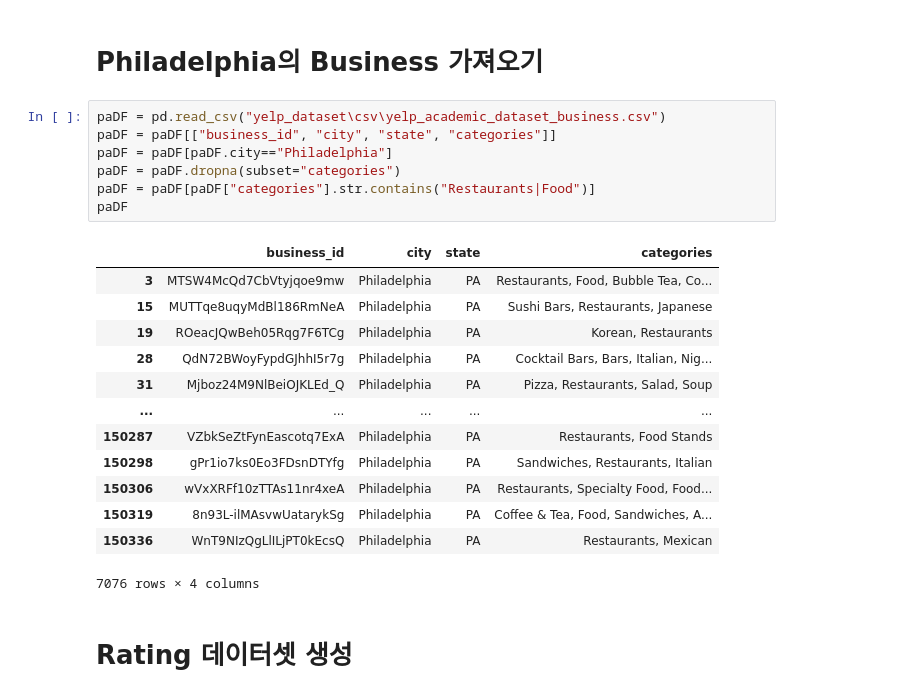
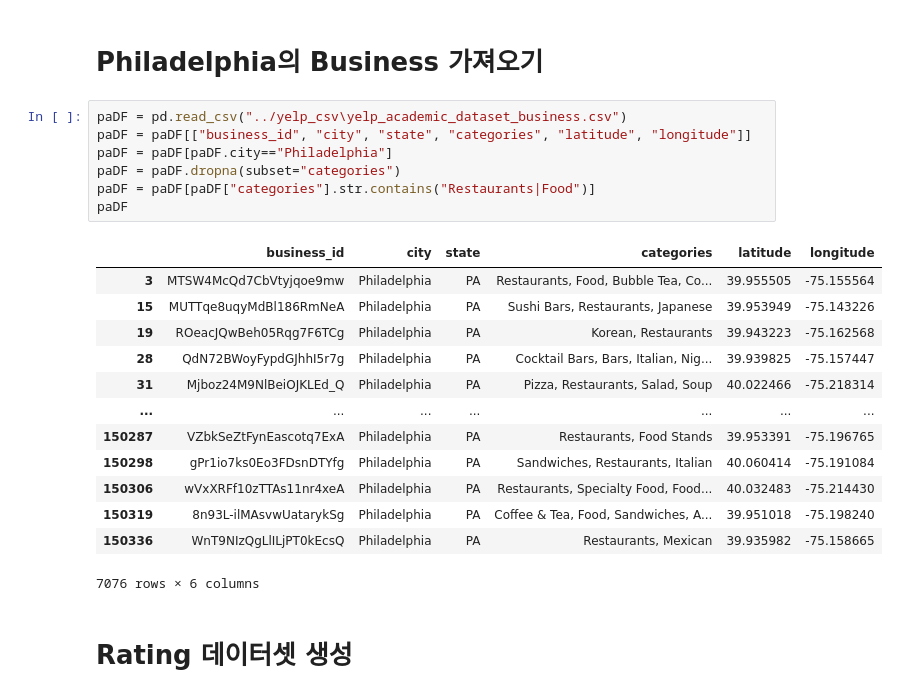
Before and after one commit to worldone-web/Team-Travel-4, a Jupyter notebook: DataPreprocess/Review_Preprocessing.ipynb, the cells around one changed output. Saved outputs shown, nothing was run; the diff lists cells and outputs as text.

```diff
--- a/DataPreprocess/Review_Preprocessing.ipynb
+++ b/DataPreprocess/Review_Preprocessing.ipynb
@@ -25,26 +25,26 @@ reviewDF.shape
 # %% [markdown]
 # Philadelphia의 Business 가져오기
 # %%
-paDF = pd.read_csv("yelp_dataset\csv\yelp_academic_dataset_business.csv")
-paDF = paDF[["business_id", "city", "state", "categories"]]
+paDF = pd.read_csv("../yelp_csv\yelp_academic_dataset_business.csv")
+paDF = paDF[["business_id", "city", "state", "categories", "latitude", "longitude"]]
 paDF = paDF[paDF.city=="Philadelphia"]
 paDF = paDF.dropna(subset="categories")
 paDF = paDF[paDF["categories"].str.contains("Restaurants|Food")]
 paDF
 # %% [output]
-|  | business_id | city | state | categories |
-| 3 | MTSW4McQd7CbVtyjqoe9mw | Philadelphia | PA | Restaurants, Food, Bubble Tea, Co... |
-| 15 | MUTTqe8uqyMdBl186RmNeA | Philadelphia | PA | Sushi Bars, Restaurants, Japanese |
-| 19 | ROeacJQwBeh05Rqg7F6TCg | Philadelphia | PA | Korean, Restaurants |
-| 28 | QdN72BWoyFypdGJhhI5r7g | Philadelphia | PA | Cocktail Bars, Bars, Italian, Nig... |
-| 31 | Mjboz24M9NlBeiOJKLEd_Q | Philadelphia | PA | Pizza, Restaurants, Salad, Soup |
-| ... | ... | ... | ... | ... |
-| 150287 | VZbkSeZtFynEascotq7ExA | Philadelphia | PA | Restaurants, Food Stands |
-| 150298 | gPr1io7ks0Eo3FDsnDTYfg | Philadelphia | PA | Sandwiches, Restaurants, Italian |
-| 150306 | wVxXRFf10zTTAs11nr4xeA | Philadelphia | PA | Restaurants, Specialty Food, Food... |
-| 150319 | 8n93L-ilMAsvwUatarykSg | Philadelphia | PA | Coffee & Tea, Food, Sandwiches, A... |
-| 150336 | WnT9NIzQgLlILjPT0kEcsQ | Philadelphia | PA | Restaurants, Mexican |
+|  | business_id | city | state | categories | latitude | longitude |
+| 3 | MTSW4McQd7CbVtyjqoe9mw | Philadelphia | PA | Restaurants, Food, Bubble Tea, Co... | 39.955505 | -75.155564 |
+| 15 | MUTTqe8uqyMdBl186RmNeA | Philadelphia | PA | Sushi Bars, Restaurants, Japanese | 39.953949 | -75.143226 |
+| 19 | ROeacJQwBeh05Rqg7F6TCg | Philadelphia | PA | Korean, Restaurants | 39.943223 | -75.162568 |
+| 28 | QdN72BWoyFypdGJhhI5r7g | Philadelphia | PA | Cocktail Bars, Bars, Italian, Nig... | 39.939825 | -75.157447 |
+| 31 | Mjboz24M9NlBeiOJKLEd_Q | Philadelphia | PA | Pizza, Restaurants, Salad, Soup | 40.022466 | -75.218314 |
+| ... | ... | ... | ... | ... | ... | ... |
+| 150287 | VZbkSeZtFynEascotq7ExA | Philadelphia | PA | Restaurants, Food Stands | 39.953391 | -75.196765 |
+| 150298 | gPr1io7ks0Eo3FDsnDTYfg | Philadelphia | PA | Sandwiches, Restaurants, Italian | 40.060414 | -75.191084 |
+| 150306 | wVxXRFf10zTTAs11nr4xeA | Philadelphia | PA | Restaurants, Specialty Food, Food... | 40.032483 | -75.214430 |
+| 150319 | 8n93L-ilMAsvwUatarykSg | Philadelphia | PA | Coffee & Tea, Food, Sandwiches, A... | 39.951018 | -75.198240 |
+| 150336 | WnT9NIzQgLlILjPT0kEcsQ | Philadelphia | PA | Restaurants, Mexican | 39.935982 | -75.158665 |
-7076 rows × 4 columns
+7076 rows × 6 columns
 # %% [markdown]
 # Rating 데이터셋 생성
 # %% [markdown]
```
Also changed, not shown: parts of 43 cells of this notebook.
